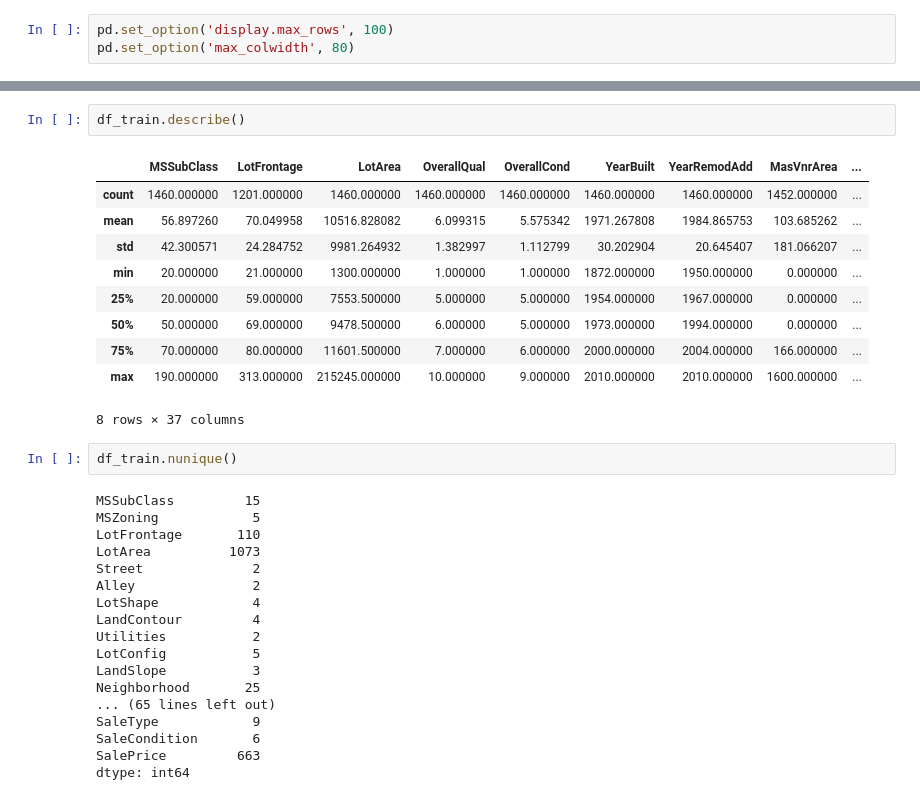
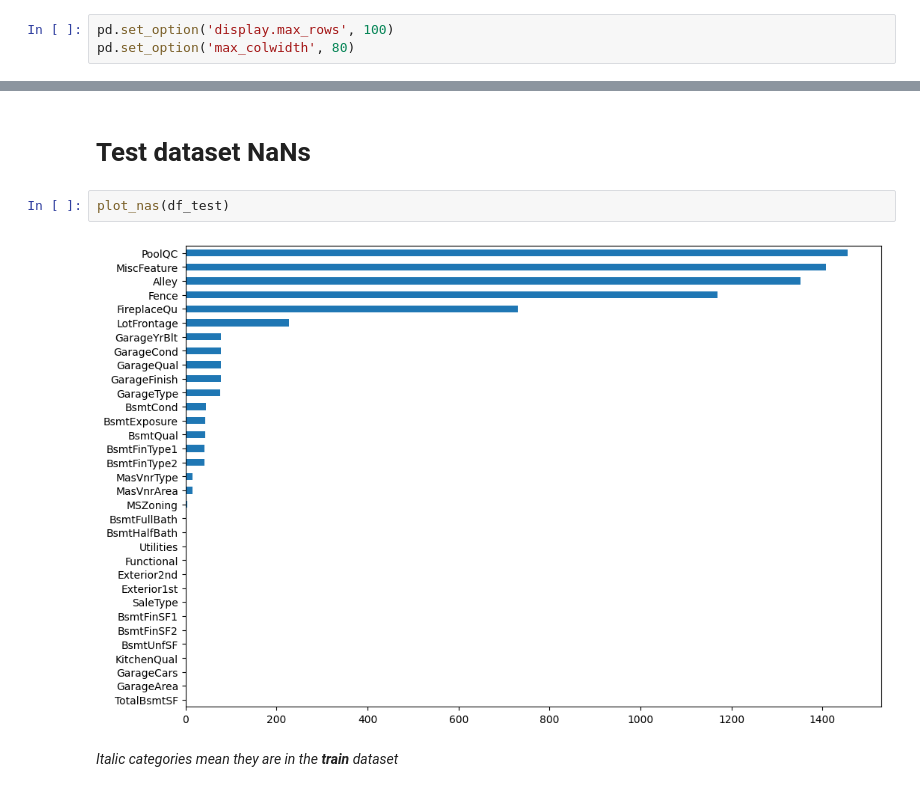
Before and after one commit to Dimildizio/DS_course, a Jupyter notebook: gradient-boosting/notebooks/Housing_prices_kaggle_EDA.ipynb, the cells around one changed output, grey strips where cells are left out. Drawn from its saved outputs; the diff is of its cells as text.

```diff
--- a/gradient-boosting/notebooks/Housing_prices_kaggle_EDA.ipynb
+++ b/gradient-boosting/notebooks/Housing_prices_kaggle_EDA.ipynb
@@ -50,36 +241,11 @@ df_train[~df_train['PoolQC'].isna()]
 | 1387 | 60 | RL | 80.0 | 16692 | Pave | NaN | IR1 | Lvl | AllPub | ... |
 | 1424 | 80 | RL | NaN | 19690 | Pave | NaN | IR1 | Lvl | AllPub | ... |
 7 rows × 80 columns
-# %%
-df_train.describe()
-# %% [output]
-|  | MSSubClass | LotFrontage | LotArea | OverallQual | OverallCond | YearBuilt | YearRemodAdd | MasVnrArea | ... |
-| count | 1460.000000 | 1201.000000 | 1460.000000 | 1460.000000 | 1460.000000 | 1460.000000 | 1460.000000 | 1452.000000 | ... |
-| mean | 56.897260 | 70.049958 | 10516.828082 | 6.099315 | 5.575342 | 1971.267808 | 1984.865753 | 103.685262 | ... |
-| std | 42.300571 | 24.284752 | 9981.264932 | 1.382997 | 1.112799 | 30.202904 | 20.645407 | 181.066207 | ... |
-| min | 20.000000 | 21.000000 | 1300.000000 | 1.000000 | 1.000000 | 1872.000000 | 1950.000000 | 0.000000 | ... |
-| 25% | 20.000000 | 59.000000 | 7553.500000 | 5.000000 | 5.000000 | 1954.000000 | 1967.000000 | 0.000000 | ... |
-| 50% | 50.000000 | 69.000000 | 9478.500000 | 6.000000 | 5.000000 | 1973.000000 | 1994.000000 | 0.000000 | ... |
-| 75% | 70.000000 | 80.000000 | 11601.500000 | 7.000000 | 6.000000 | 2000.000000 | 2004.000000 | 166.000000 | ... |
-| max | 190.000000 | 313.000000 | 215245.000000 | 10.000000 | 9.000000 | 2010.000000 | 2010.000000 | 1600.000000 | ... |
-8 rows × 37 columns
-# %%
-df_train.nunique()
-# %% [output]
-MSSubClass         15
-MSZoning            5
-LotFrontage       110
-LotArea          1073
-Street              2
-Alley               2
-LotShape            4
-LandContour         4
-Utilities           2
-LotConfig           5
-LandSlope           3
-Neighborhood       25
-... (65 lines left out)
-SaleType            9
-SaleCondition       6
-SalePrice         663
-dtype: int64
+# %% [markdown]
+# Test dataset NaNs
+# %%
+plot_nas(df_test)
+# %% [output]
+[figure, added]
+# %% [markdown]
+*Italic categories mean they are in the ***train*** dataset*
```
Also changed, not shown: parts of 39 cells of this notebook.
